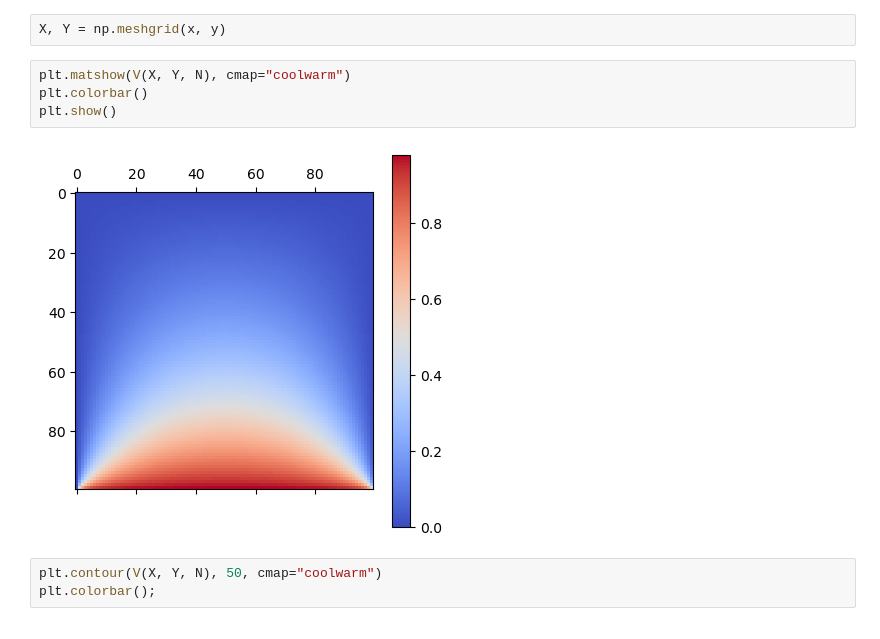
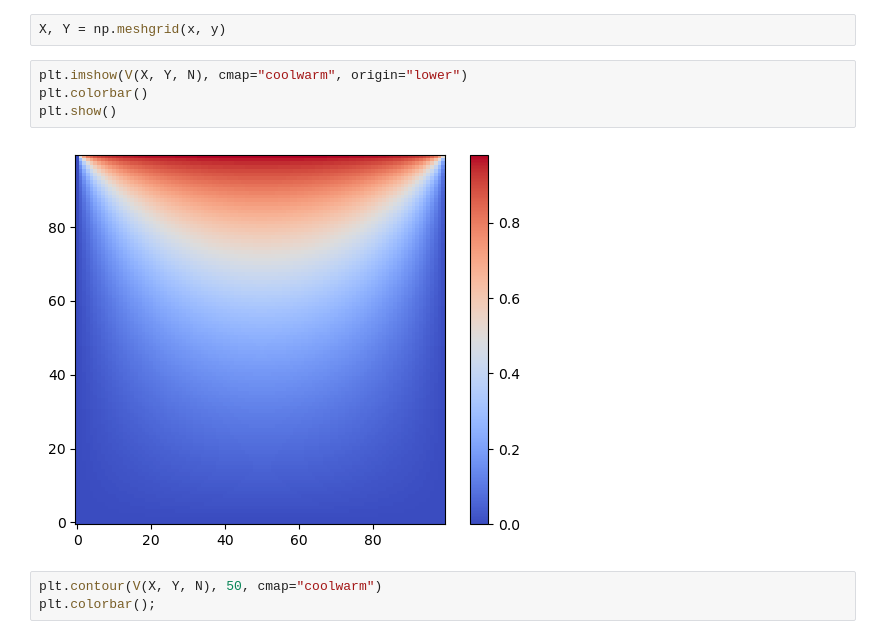
Before and after one commit to GuillermoFidalgo/UA-EM-1, a Jupyter notebook: Finite_elements.ipynb, the cells around one changed output. Cells and saved outputs as stored; diff of their text form.

```diff
--- a/Finite_elements.ipynb
+++ b/Finite_elements.ipynb
@@ -74,11 +80,11 @@ y = np.arange(0, a, h)
 # %%
 X, Y = np.meshgrid(x, y)
 # %%
-plt.matshow(V(X, Y, N), cmap="coolwarm")
+plt.imshow(V(X, Y, N), cmap="coolwarm", origin="lower")
 plt.colorbar()
 plt.show()
 # %% [output]
-[figure, old version]
+[figure, new version]
 # %%
 plt.contour(V(X, Y, N), 50, cmap="coolwarm")
 plt.colorbar();
```
Also changed, not shown: parts of 1 cell of this notebook, 2 other files.
